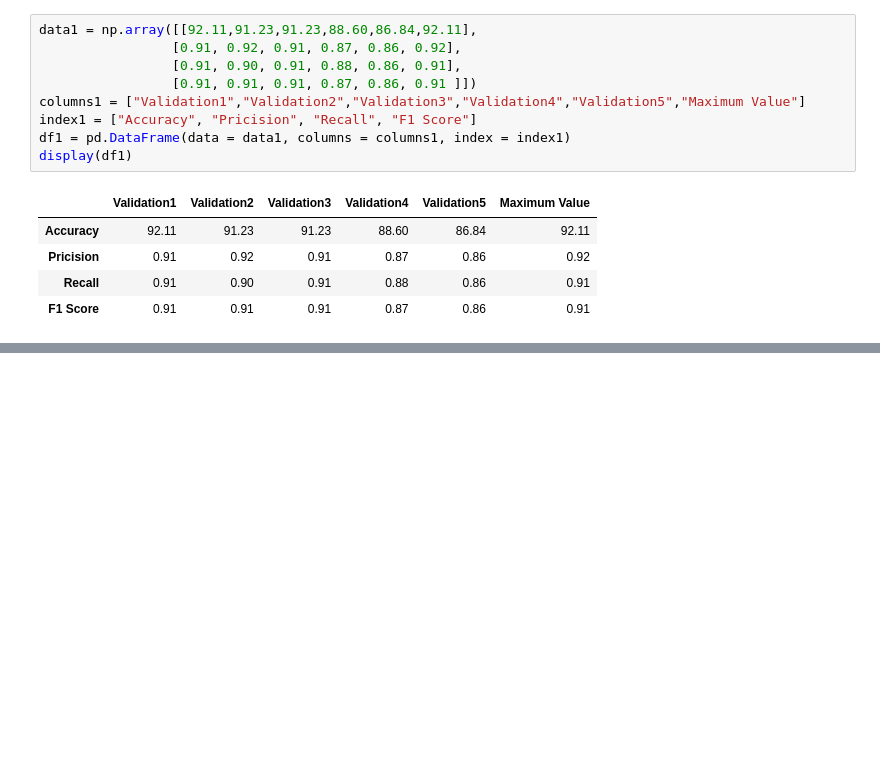
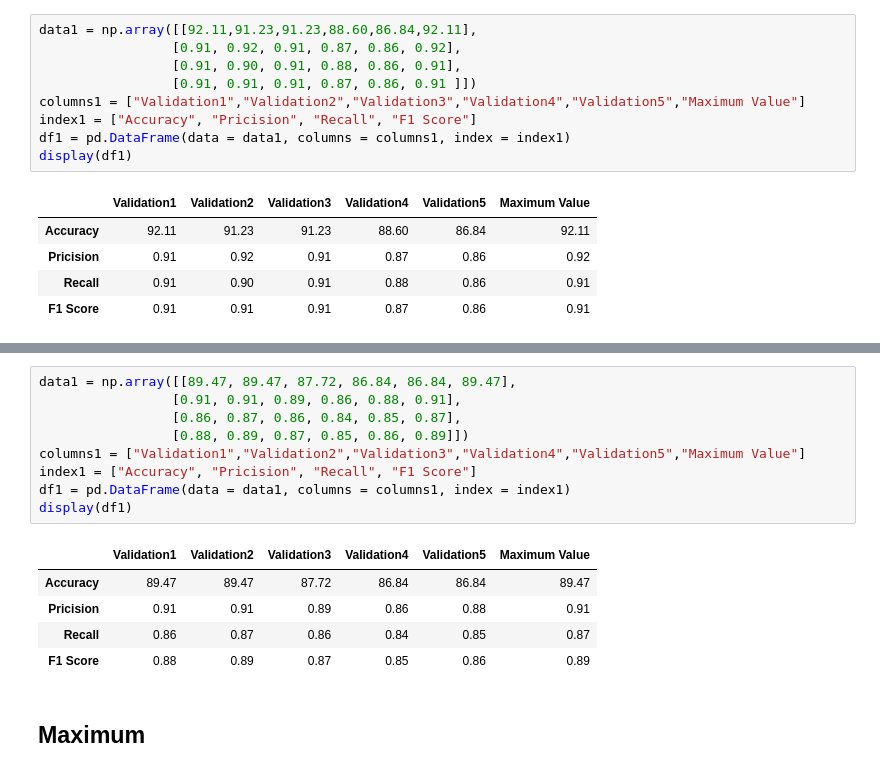
Before and after one commit to NavoditC/24787_Project, a Jupyter notebook: Logistic Regression.ipynb, the cells around one changed output, grey strips where cells are left out. Drawn from its saved outputs; the diff is of its cells as text; blank space fills up the shorter version.

```diff
--- a/Logistic Regression.ipynb
+++ b/Logistic Regression.ipynb
@@ -97,0 +167,17 @@ display(df1)
+# %%
+data1 = np.array([[89.47, 89.47, 87.72, 86.84, 86.84, 89.47],
+                 [0.91, 0.91, 0.89, 0.86, 0.88, 0.91],
+                 [0.86, 0.87, 0.86, 0.84, 0.85, 0.87],
+                 [0.88, 0.89, 0.87, 0.85, 0.86, 0.89]])
+columns1 = ["Validation1","Validation2","Validation3","Validation4","Validation5","Maximum Value"]
+index1 = ["Accuracy", "Pricision", "Recall", "F1 Score"]
+df1 = pd.DataFrame(data = data1, columns = columns1, index = index1)
+display(df1)
+# %% [output]
+|  | Validation1 | Validation2 | Validation3 | Validation4 | Validation5 | Maximum Value |
+| Accuracy | 89.47 | 89.47 | 87.72 | 86.84 | 86.84 | 89.47 |
+| Pricision | 0.91 | 0.91 | 0.89 | 0.86 | 0.88 | 0.91 |
+| Recall | 0.86 | 0.87 | 0.86 | 0.84 | 0.85 | 0.87 |
+| F1 Score | 0.88 | 0.89 | 0.87 | 0.85 | 0.86 | 0.89 |
+# %% [markdown]
+## Maximum
```
Also changed, not shown: parts of 22 cells of this notebook.
